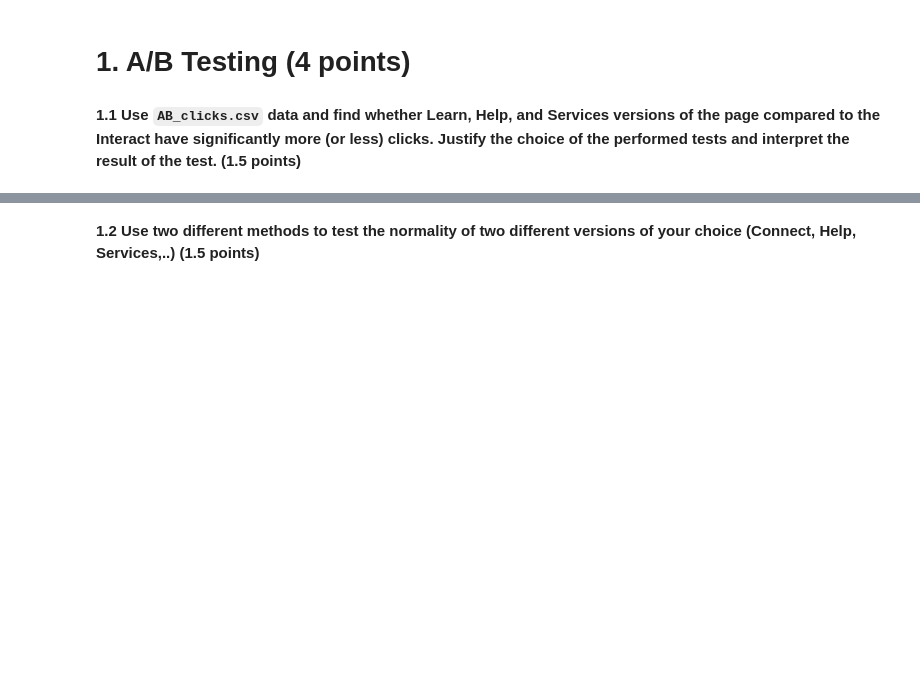
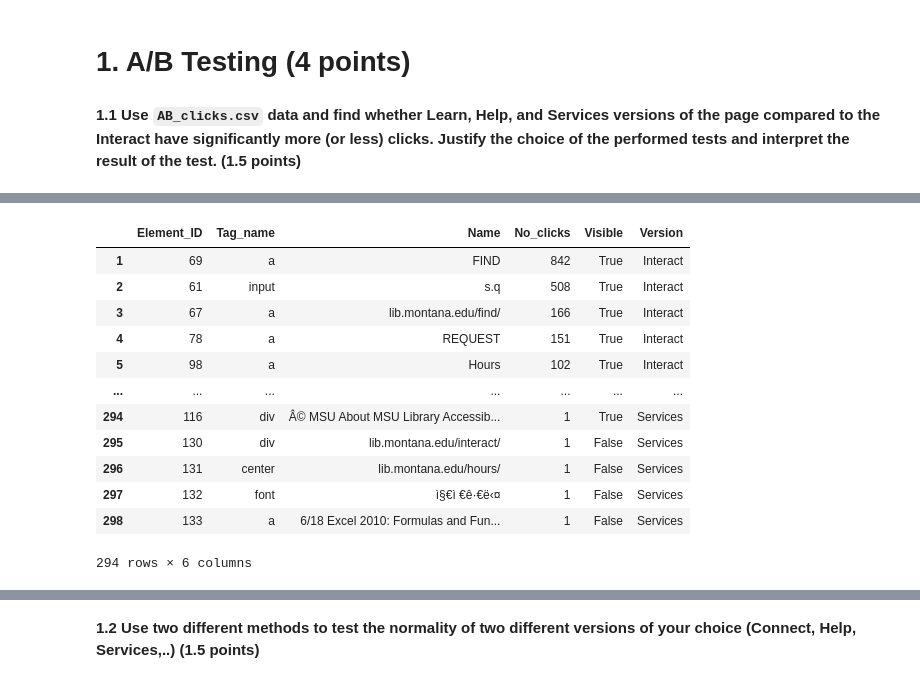
Before and after one commit to enliktjioe/bda2020, a Jupyter notebook: HW5/Homework_05_Enlik_Nga.ipynb, the cells around one changed output, grey strips where cells are left out. Drawn from its saved outputs; the diff is of its cells as text; code cells hidden in the pictures; blank space fills up the shorter version.

```diff
--- a/HW5/Homework_05_Enlik_Nga.ipynb
+++ b/HW5/Homework_05_Enlik_Nga.ipynb
@@ -36,0 +170,22 @@
+# %%
+# use t-test
+
+# filter data by Tag_name == area
+# df_filter = df_cleaned
+df_filter =  df['Tag_name']!='area'
+df_filter = df[df_filter]
+df_filter
+# %% [output]
+|  | Element_ID | Tag_name | Name | No_clicks | Visible | Version |
+| 1 | 69 | a | FIND | 842 | True | Interact |
+| 2 | 61 | input | s.q | 508 | True | Interact |
+| 3 | 67 | a | lib.montana.edu/find/ | 166 | True | Interact |
+| 4 | 78 | a | REQUEST | 151 | True | Interact |
+| 5 | 98 | a | Hours | 102 | True | Interact |
+| ... | ... | ... | ... | ... | ... | ... |
+| 294 | 116 | div | Â© MSU About MSU Library Accessib... | 1 | True | Services |
+| 295 | 130 | div | lib.montana.edu/interact/ | 1 | False | Services |
+| 296 | 131 | center | lib.montana.edu/hours/ | 1 | False | Services |
+| 297 | 132 | font | ì§€ì €ê·€ë‹¤ | 1 | False | Services |
+| 298 | 133 | a | 6/18 Excel 2010: Formulas and Fun... | 1 | False | Services |
+294 rows × 6 columns
```
Also changed, not shown: parts of 22 cells of this notebook, 1 other file.
